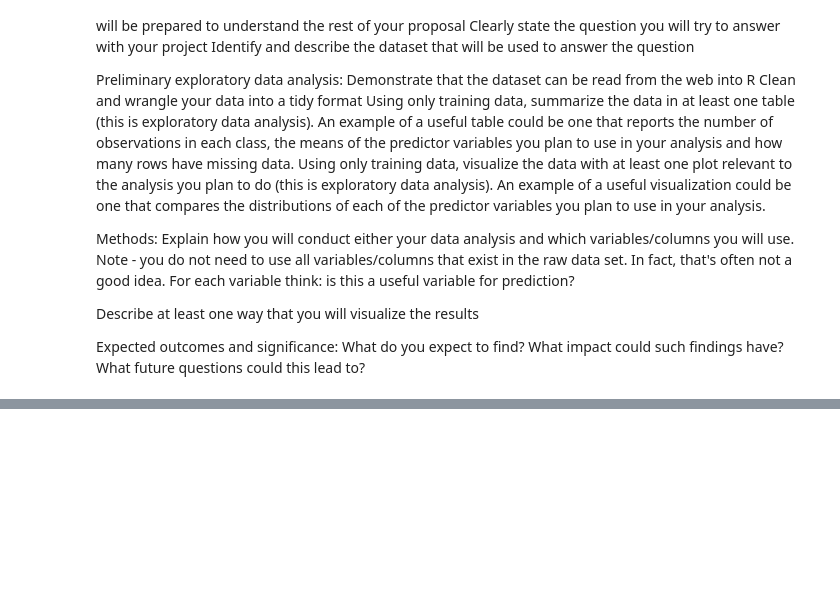
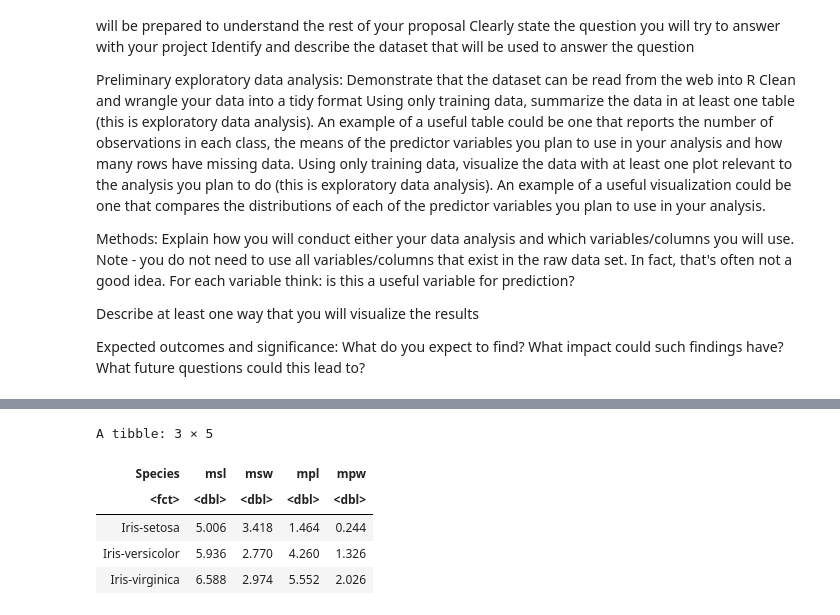
Before and after one commit to lucaschan117/dsci-100-002-group36, a Jupyter notebook: Iris_Project.ipynb, the cells around one changed output, grey strips where cells are left out. Drawn from its saved outputs; the diff is of its cells as text; code cells hidden in the pictures; blank space fills up the shorter version.

```diff
--- a/Iris_Project.ipynb
+++ b/Iris_Project.ipynb
@@ -95,0 +117,12 @@ Method:
+# %%
+iris |>
+    select(-Id) |>
+    group_by(Species) |>
+    summarize(msl = mean(SepalLengthCm), msw = mean(SepalWidthCm), mpl = mean(PetalLengthCm), mpw = mean(PetalWidthCm))
+# %% [output]
+A tibble: 3 × 5
+| Species | msl | msw | mpl | mpw |
+| <fct> | <dbl> | <dbl> | <dbl> | <dbl> |
+| Iris-setosa | 5.006 | 3.418 | 1.464 | 0.244 |
+| Iris-versicolor | 5.936 | 2.770 | 4.260 | 1.326 |
+| Iris-virginica | 6.588 | 2.974 | 5.552 | 2.026 |
```
Also changed, not shown: parts of 3 cells of this notebook.
